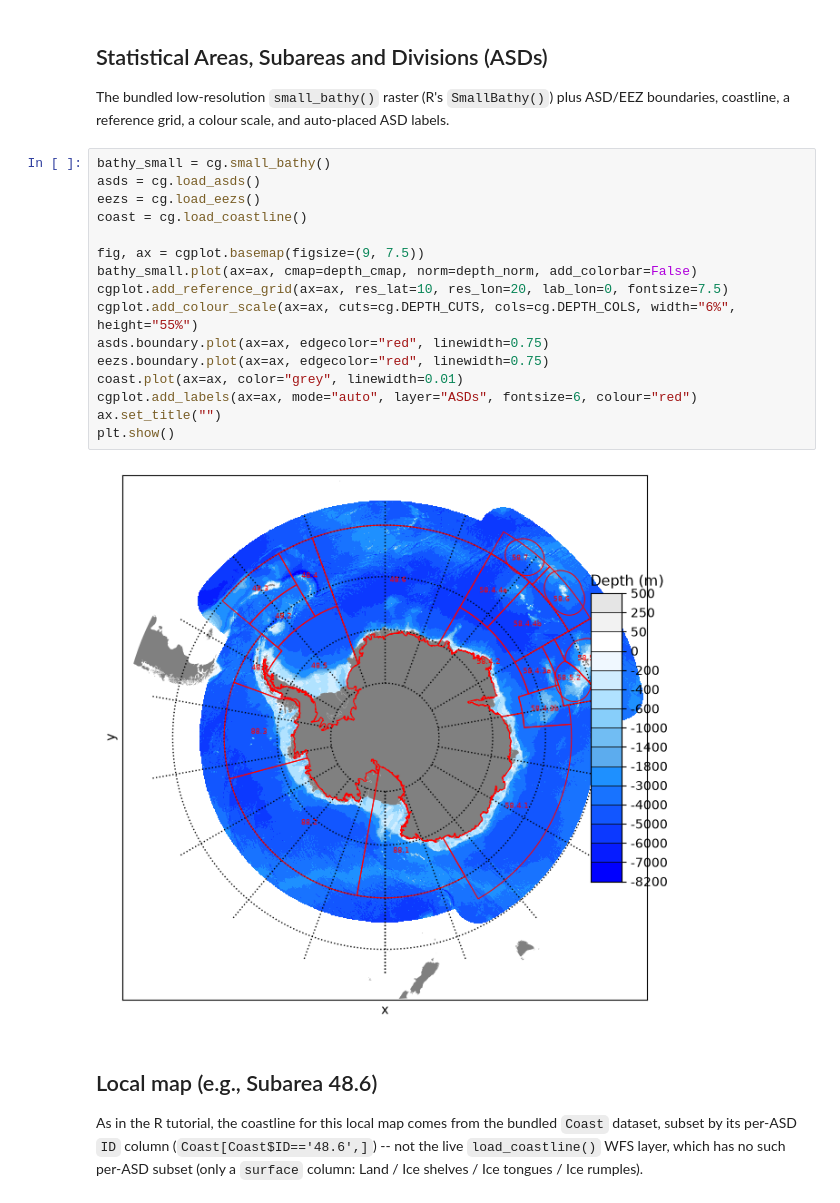
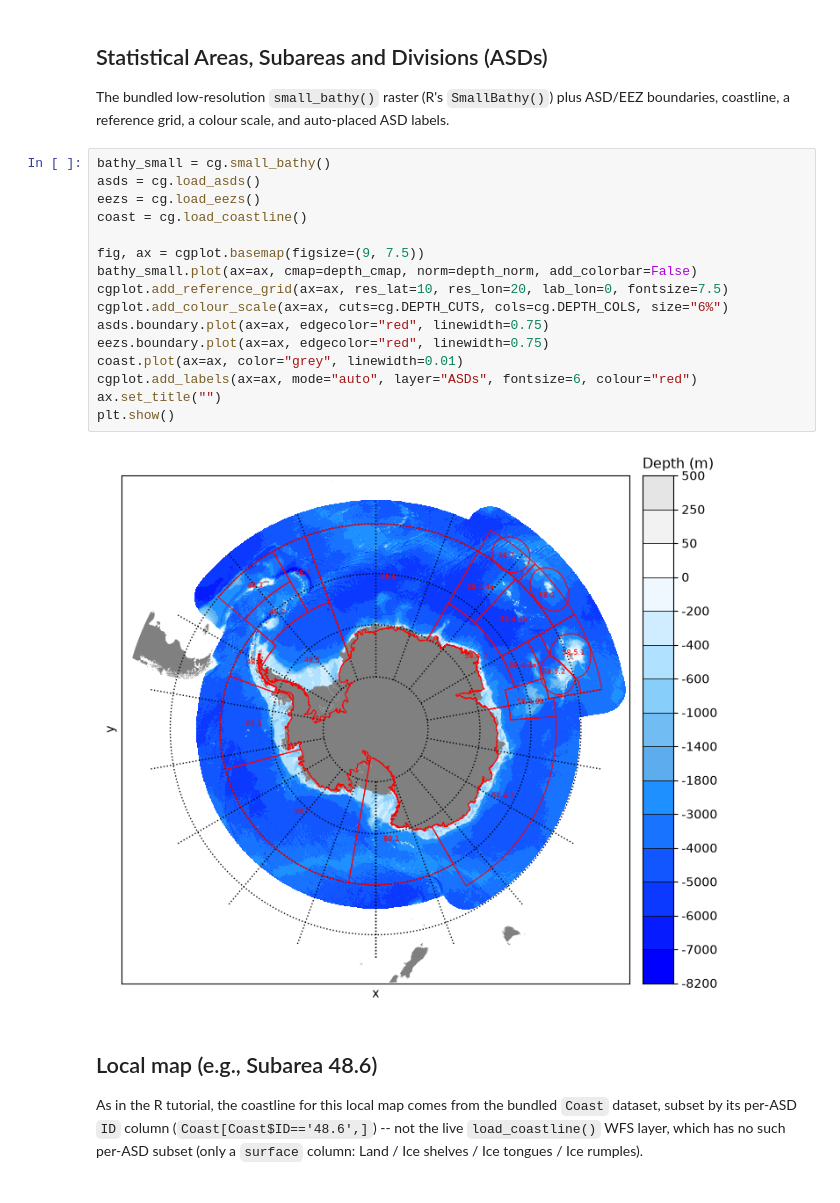
Before and after one commit to Zephyr-Sylvester/ccamlrgis-py, a Jupyter notebook: notebooks/01_basemaps.ipynb, the cells around one changed output. Cells and saved outputs as stored; diff of their text form.

```diff
--- a/notebooks/01_basemaps.ipynb
+++ b/notebooks/01_basemaps.ipynb
@@ -46,29 +46,29 @@ auto-placed ASD labels.
 # %%
 bathy_small = cg.small_bathy()
 asds = cg.load_asds()
 eezs = cg.load_eezs()
 coast = cg.load_coastline()
 
 fig, ax = cgplot.basemap(figsize=(9, 7.5))
 bathy_small.plot(ax=ax, cmap=depth_cmap, norm=depth_norm, add_colorbar=False)
 cgplot.add_reference_grid(ax=ax, res_lat=10, res_lon=20, lab_lon=0, fontsize=7.5)
-cgplot.add_colour_scale(ax=ax, cuts=cg.DEPTH_CUTS, cols=cg.DEPTH_COLS, width="6%", height="55%")
+cgplot.add_colour_scale(ax=ax, cuts=cg.DEPTH_CUTS, cols=cg.DEPTH_COLS, size="6%")
 asds.boundary.plot(ax=ax, edgecolor="red", linewidth=0.75)
 eezs.boundary.plot(ax=ax, edgecolor="red", linewidth=0.75)
 coast.plot(ax=ax, color="grey", linewidth=0.01)
 cgplot.add_labels(ax=ax, mode="auto", layer="ASDs", fontsize=6, colour="red")
 ax.set_title("")
 plt.show()
 # %% [output]
-[figure, old version]
+[figure, new version]
 # %% [markdown]
 ## Local map (e.g., Subarea 48.6)
 
 As in the R tutorial, the coastline for this local map comes from the
-bundled `Coast` dataset, subset by its per-ASD `ID` column
-(`Coast[Coast$ID=='48.6',]`) -- not the live `load_coastline()` WFS layer,
-which has no such per-ASD subset (only a `surface` column: Land / Ice
-shelves / Ice tongues / Ice rumples).
+bundled `Coast` dataset, subset by its
+per-ASD `ID` column (`Coast[Coast$ID=='48.6',]`) -- not the live
+`load_coastline()` WFS layer, which has no such per-ASD subset (only a
+`surface` column: Land / Ice shelves / Ice tongues / Ice rumples).
 # %%
 s486 = asds[asds["GAR_Short_Label"] == "486"]
 bathy_486 = bathy_small.rio.clip_box(*s486.total_bounds)
```
Also changed, not shown: parts of 1 cell of this notebook, 21 other files.
